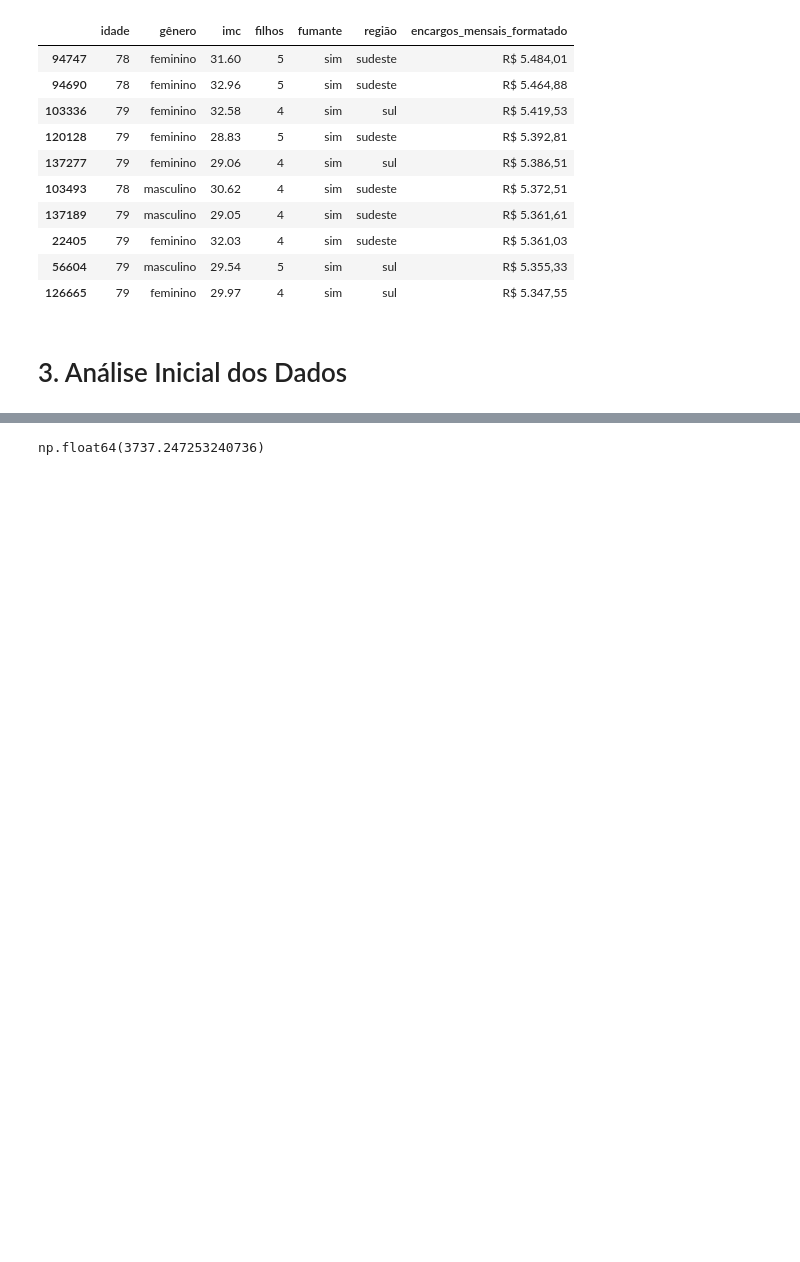
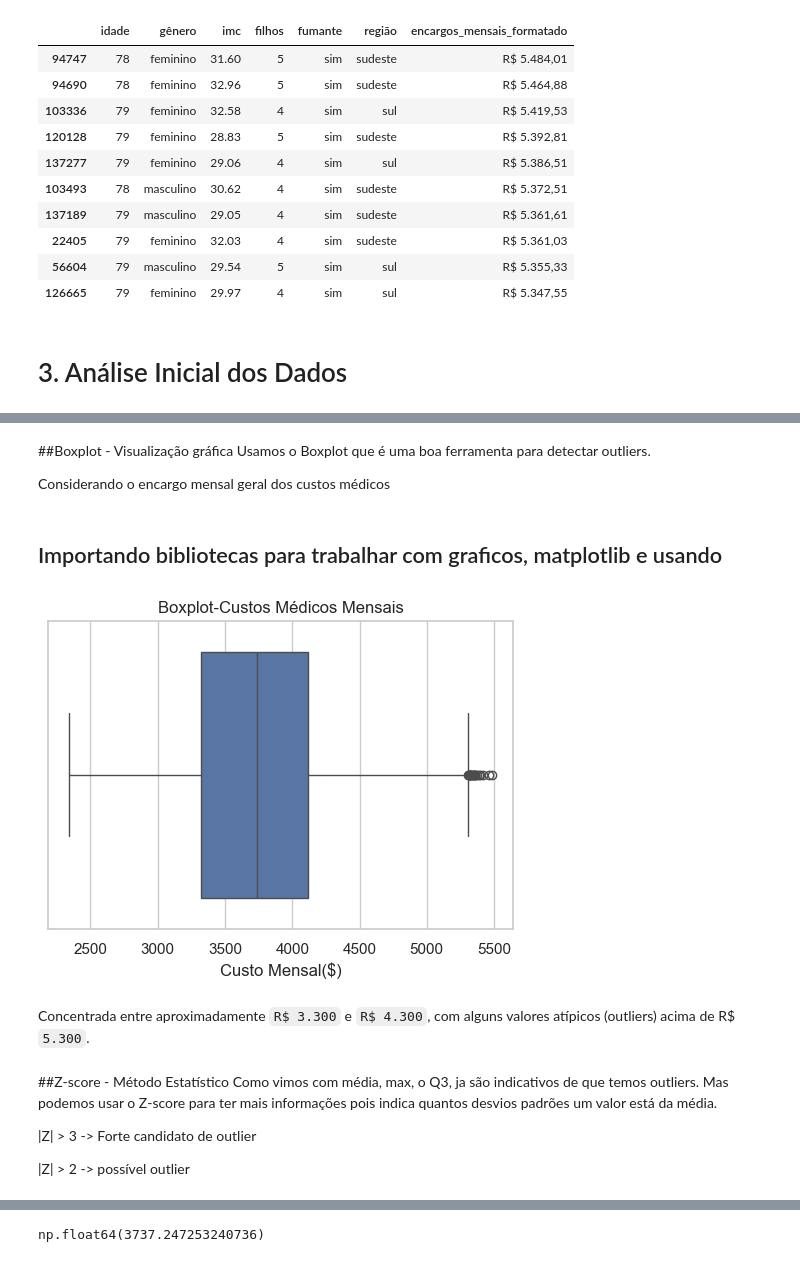
Before and after one commit to JoaoLuizDeveloper/TechChallengerPhase1, a Jupyter notebook: analise.ipynb, the cells around one changed output, grey strips where cells are left out. Cells and saved outputs as stored; diff of their text form; code cells hidden in the pictures; blank space fills up the shorter version.

```diff
--- a/analise.ipynb
+++ b/analise.ipynb
@@ -493,0 +123,7 @@ DecisionTreeRegressor: R² = -0.7617
+# %% [markdown]
+##Boxplot - Visualização gráfica
+Usamos o Boxplot que é uma boa ferramenta para detectar outliers.
+
+Considerando o encargo mensal geral dos custos médicos
+# %% [markdown]
+## Importando bibliotecas para trabalhar com graficos, matplotlib e usando
@@ -493,0 +135,17 @@ DecisionTreeRegressor: R² = -0.7617
+# %%
+plt.figure(figsize=(6, 4))
+sns.boxplot(x=df["encargos_mensais"])
+plt.title("Boxplot-Custos Médicos Mensais")
+plt.xlabel("Custo Mensal($)")
+plt.show()
+# %% [output]
+[figure, added]
+# %% [markdown]
+Concentrada entre aproximadamente `R$ 3.300` e `R$ 4.300`, com alguns valores atípicos (outliers) acima de R$ `5.300`.
+# %% [markdown]
+##Z-score - Método Estatístico
+Como vimos com média, max, o Q3, ja são indicativos de que temos outliers. Mas podemos usar o Z-score para ter mais informações pois indica quantos desvios padrões um valor está da média.
+
+|Z| > 3 -> Forte candidato de outlier
+
+|Z| > 2 -> possível outlier
```
Also changed, not shown: parts of 90 cells of this notebook.
